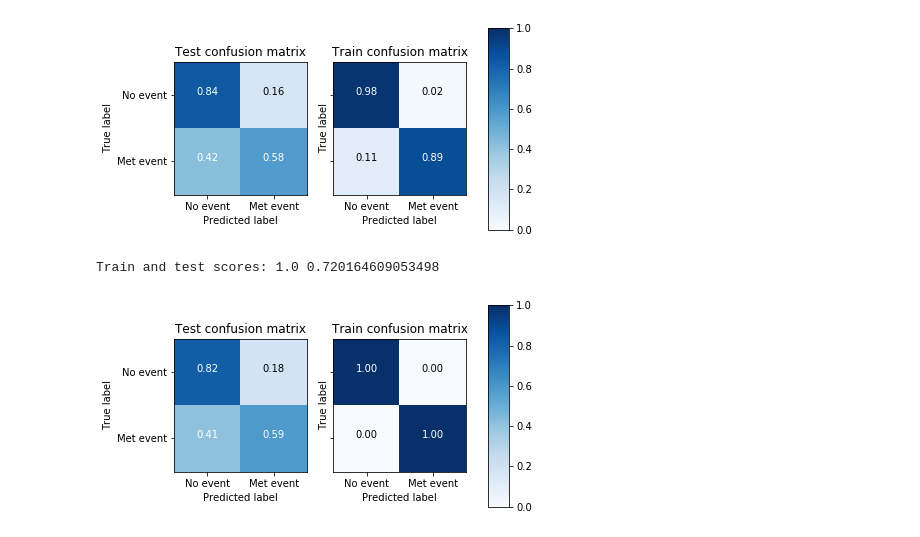
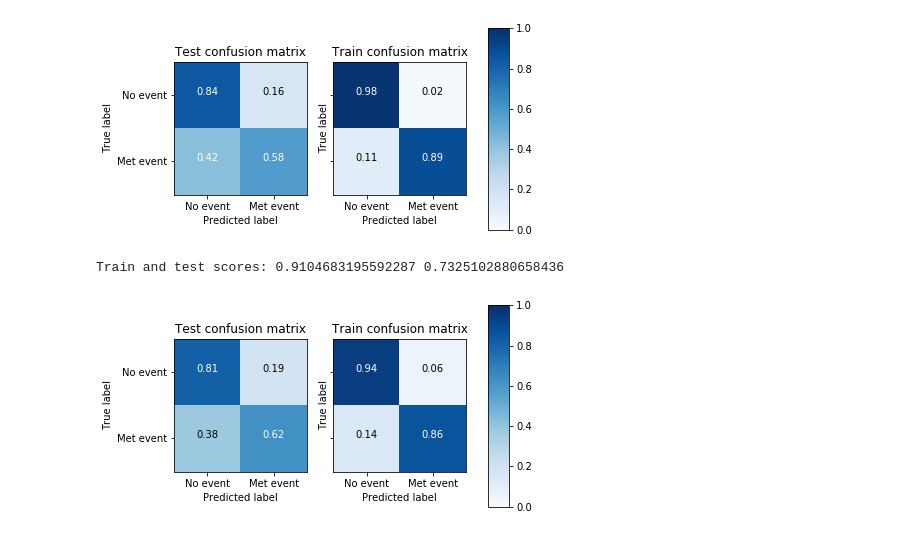
Before and after one commit to sjwilczynski/geneExpr, a Jupyter notebook: fDNN.ipynb, the cells around one changed output. Cells and saved outputs as stored; diff of their text form; code cells hidden in the pictures.

```diff
--- a/fDNN.ipynb
+++ b/fDNN.ipynb
@@ -63,8 +63,8 @@ Train and test scores: 0.8953168044077136 0.6666666666666666
 Train and test scores: 0.9421487603305785 0.7283950617283951
 [figure]
 # %%
-clf_nnet = MLPClassifier(hidden_layer_sizes=[X_tree_train.shape[1], 100], max_iter=1000)
+clf_nnet = MLPClassifier(hidden_layer_sizes=[X_tree_train.shape[1], 100], max_iter=1000, alpha=50)
 clf_nnet = fit_clf(clf_nnet, X_tree_train, y_train, X_tree_test, y_test)
 # %% [output]
-Train and test scores: 1.0 0.720164609053498
+Train and test scores: 0.9104683195592287 0.7325102880658436
-[figure, old version]
+[figure, new version]
```
Also changed, not shown: 1 other file.
